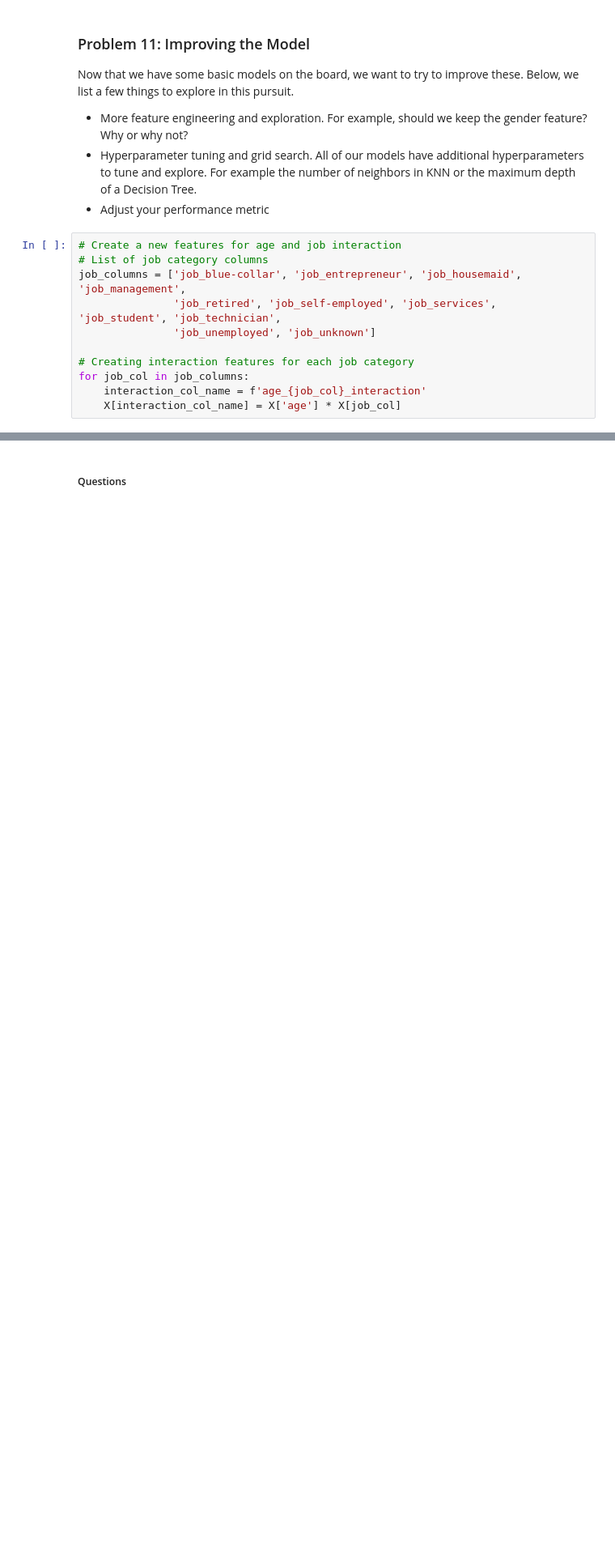
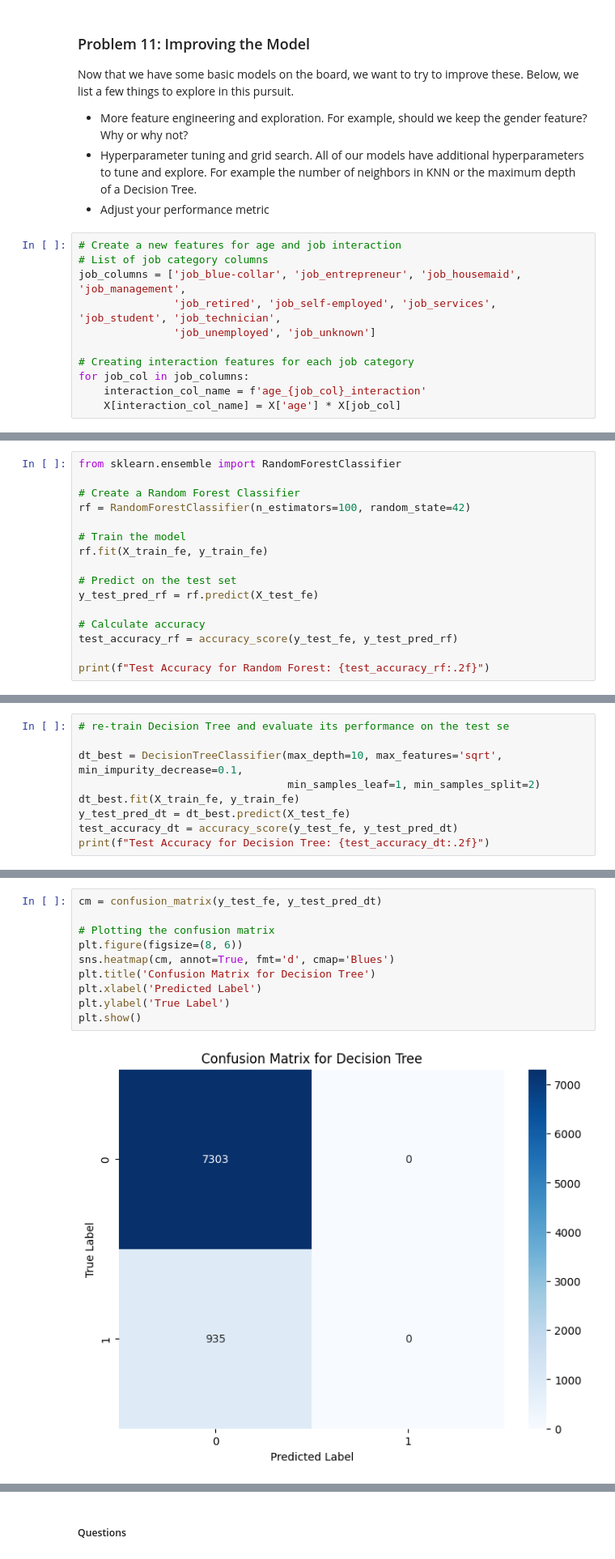
Before and after one commit to salomaaharri/module_17_starter, a Jupyter notebook: prompt_III.ipynb, the cells around one changed output, grey strips where cells are left out. Shown at 81% size. Drawn from its saved outputs; the diff is of its cells as text; blank space fills up the shorter version.

```diff
--- a/prompt_III.ipynb
+++ b/prompt_III.ipynb
@@ -401,0 +436,16 @@ Best parameters for KNN: {'metric': 'manhattan', 'n_neighbors': 10, 'weights': '
+# %%
+from sklearn.ensemble import RandomForestClassifier
+
+# Create a Random Forest Classifier
+rf = RandomForestClassifier(n_estimators=100, random_state=42)
+
+# Train the model
+rf.fit(X_train_fe, y_train_fe)
+
+# Predict on the test set
+y_test_pred_rf = rf.predict(X_test_fe)
+
+# Calculate accuracy
+test_accuracy_rf = accuracy_score(y_test_fe, y_test_pred_rf)
+
+print(f"Test Accuracy for Random Forest: {test_accuracy_rf:.2f}")
@@ -401,0 +454,9 @@ Best parameters for KNN: {'metric': 'manhattan', 'n_neighbors': 10, 'weights': '
+# %%
+# re-train Decision Tree and evaluate its performance on the test se
+
+dt_best = DecisionTreeClassifier(max_depth=10, max_features='sqrt', min_impurity_decrease=0.1,
+                                 min_samples_leaf=1, min_samples_split=2)
+dt_best.fit(X_train_fe, y_train_fe)
+y_test_pred_dt = dt_best.predict(X_test_fe)
+test_accuracy_dt = accuracy_score(y_test_fe, y_test_pred_dt)
+print(f"Test Accuracy for Decision Tree: {test_accuracy_dt:.2f}")
@@ -401,0 +522,12 @@ Best parameters for KNN: {'metric': 'manhattan', 'n_neighbors': 10, 'weights': '
+# %%
+cm = confusion_matrix(y_test_fe, y_test_pred_dt)
+
+# Plotting the confusion matrix
+plt.figure(figsize=(8, 6))
+sns.heatmap(cm, annot=True, fmt='d', cmap='Blues')
+plt.title('Confusion Matrix for Decision Tree')
+plt.xlabel('Predicted Label')
+plt.ylabel('True Label')
+plt.show()
+# %% [output]
+[figure, added]
```
Also changed, not shown: parts of 33 cells of this notebook, 1 other file.
